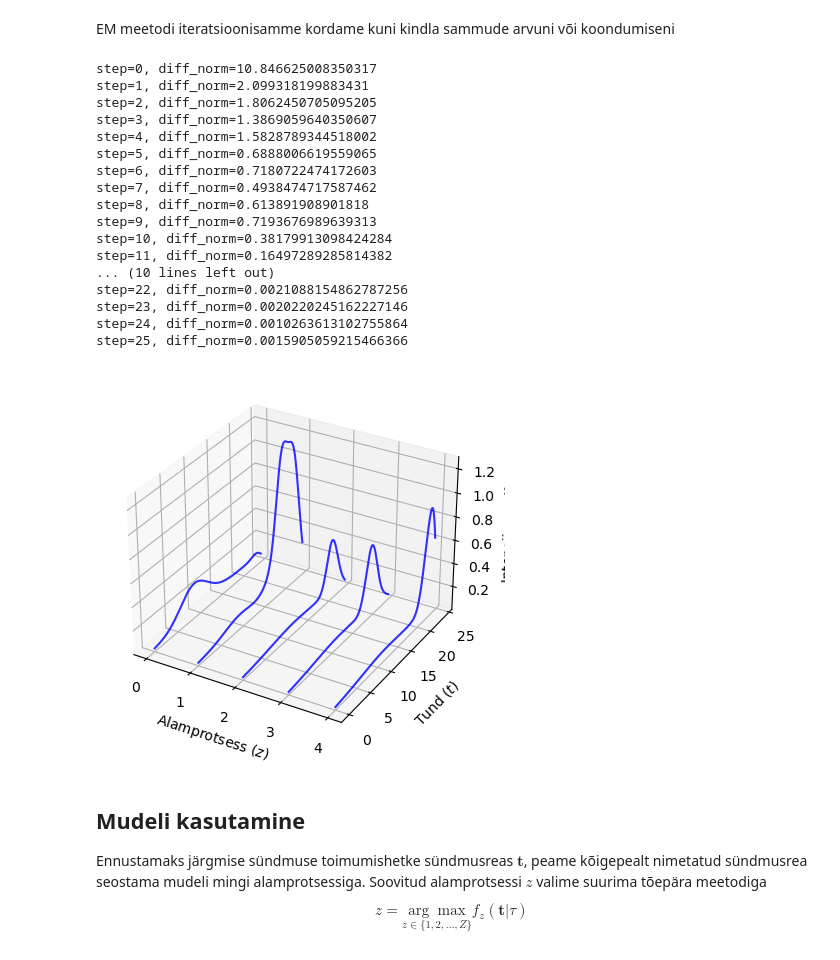
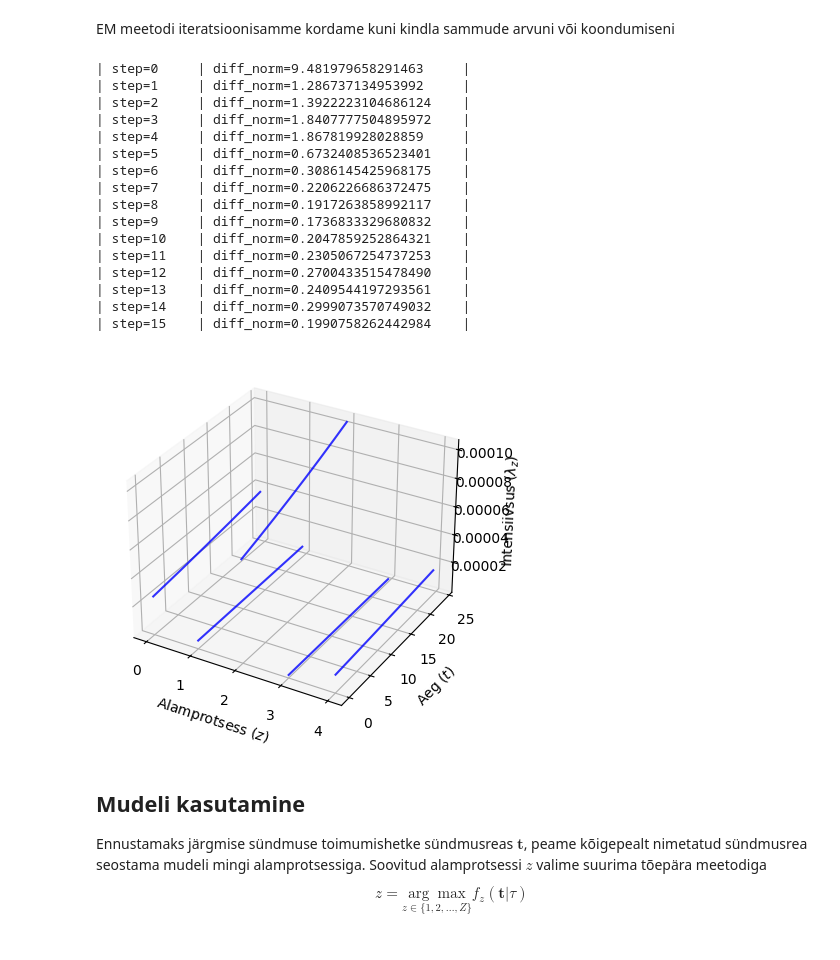
Before and after one commit to mart-mihkel/spioonid, a Jupyter notebook: mudel.ipynb, the cells around one changed output. Cells and saved outputs as stored; diff of their text form; code cells hidden in the pictures.

```diff
--- a/mudel.ipynb
+++ b/mudel.ipynb
@@ -116,14 +103,14 @@ Antud parameetrivektori $\theta^r$ korral leiame iga alamprotsessi jaoks tõenä
 \end{equation*}
 # %%
 def expectation_step(data, orig_probs_shape, weights):
-    gp = data.groupby('m')['t']
     orig_probs = np.zeros(orig_probs_shape)
+    gp = data.group_by('m').all()
 
     for i, z in np.ndindex(orig_probs_shape):
-        t_vec = gp.get_group(i)
+        t_vec = gp.row(by_predicate=(pl.col('m') == i))[1]
 
         numerator = joint_pdf(t_vec, weights[z])
-        denominator = np.sum([joint_pdf(t_vec, weights[q]) for q in range(Z)])
+        denominator = np.sum([joint_pdf(t_vec, weights[q]) for q in range(n_processes)])
 
         orig_probs[(i, z)] = numerator / denominator
 
@@ -141,12 +128,12 @@ Järgmised hinnangud segandumistõenäosustele leiame lihtsa aritmeetilise keskm
     p_z^{r + 1} = \frac{1}{n} \sum_{i = 1}^m p_{iz}^r
 \end{equation*}
 # %%
-def maximisation_step(data, weights, mix_probs, orig_probs):
+def maximisation_step(data: pl.DataFrame, weights, mix_probs, orig_probs):
     weights_shape = weights.shape
     theta = weights.flatten()
 
     args = (weights_shape, mix_probs, orig_probs, orig_probs.shape, data)
-    bounds = ((0.1, np.inf) for _ in theta)
+    bounds = ((1e-5, np.inf) for _ in theta)
     optimize_result = minimize(negative_log_likelihood, theta, args=args, bounds=bounds)
 
     weights = optimize_result['x'].reshape(weights_shape)
@@ -156,67 +143,62 @@ def maximisation_step(data, weights, mix_probs, orig_probs):
 # %% [markdown]
 EM meetodi iteratsioonisamme kordame kuni kindla sammude arvuni või koondumiseni
 # %%
-def em(data, initial_weights, num_series, num_subprocess, max_steps=10, diff_threshold=1e-4, verbose=False):
+def em(data: pl.DataFrame, init_weights, num_series, num_subprocess, max_steps=10, diff_threshold=1e-4, verbose=False):
     orig_probs = softmax(np.zeros((num_series, num_subprocess), dtype=np.longdouble))
     mixing_probs = np.mean(orig_probs, axis=0)
 
     step = 0
     diff_norm = diff_threshold
     while step <= max_steps and diff_norm >= diff_threshold:
-        # expectation step
-        orig_probs = expectation_step(data, orig_probs.shape, initial_weights)
+        orig_probs = expectation_step(data, orig_probs.shape, init_weights)
+        weights, mixing_probs, _ = maximisation_step(data, init_weights, mixing_probs, orig_probs)
 
-        # maximisation step
-        weights, mixing_probs, _ = maximisation_step(data, initial_weights, mixing_probs, orig_probs)
+        if verbose:
+            diff = weights - init_weights
+            diff_norm = np.linalg.norm(diff, ord=np.inf)
+            print(f'| step={step} \t| diff_norm={diff_norm} \t|')
 
-        # diff
-        if verbose:
-            diff = weights - initial_weights
-            diff_norm = np.linalg.norm(diff, ord=np.inf)
-            print(f'step={step}, diff_norm={diff_norm}')
-
-        initial_weights = weights
+        init_weights = weights
         step += 1
 
-    return initial_weights
+    return init_weights
 # %%
-model_weights = em(df, uniform.rvs(0, 1, size=(Z, K)), m, Z, max_steps=25, verbose=True)
-# pd.DataFrame(weights.T).to_csv(f'kaalud_z{Z}_k{K}.csv')
+initial_weights = uniform.rvs(0, 1, size=(n_processes, n_bases))
+model_weights = em(df, initial_weights, n_series, n_processes, max_steps=15, verbose=True)
 # %% [output]
-step=0, diff_norm=10.846625008350317
-step=1, diff_norm=2.099318199883431
-step=2, diff_norm=1.8062450705095205
-step=3, diff_norm=1.3869059640350607
-step=4, diff_norm=1.5828789344518002
-step=5, diff_norm=0.6888006619559065
-step=6, diff_norm=0.7180722474172603
-step=7, diff_norm=0.4938474717587462
-step=8, diff_norm=0.613891908901818
-step=9, diff_norm=0.7193676989639313
-step=10, diff_norm=0.38179913098424284
-step=11, diff_norm=0.16497289285814382
-... (10 lines left out)
-step=22, diff_norm=0.0021088154862787256
-step=23, diff_norm=0.0020220245162227146
-step=24, diff_norm=0.0010263613102755864
-step=25, diff_norm=0.0015905059215466366
+| step=0     | diff_norm=9.481979658291463     |
+| step=1     | diff_norm=1.286737134953992     |
+| step=2     | diff_norm=1.3922223104686124    |
+| step=3     | diff_norm=1.8407777504895972    |
+| step=4     | diff_norm=1.867819928028859     |
+| step=5     | diff_norm=0.6732408536523401    |
+| step=6     | diff_norm=0.3086145425968175    |
+| step=7     | diff_norm=0.2206226686372475    |
+| step=8     | diff_norm=0.1917263858992117    |
+| step=9     | diff_norm=0.1736833329680832    |
+| step=10    | diff_norm=0.2047859252864321    |
+| step=11    | diff_norm=0.2305067254737253    |
+| step=12    | diff_norm=0.2700433515478490    |
+| step=13    | diff_norm=0.2409544197293561    |
+| step=14    | diff_norm=0.2999073570749032    |
+| step=15    | diff_norm=0.1990758262442984    |
 # %%
 fig = plt.figure()
 ax = fig.add_subplot(projection='3d')
 
-for sub_process in range(Z):
+for sub_process in range(n_processes):
     time = np.linspace(0, 24, 500)
     sub_process_rate = [rate(t, model_weights[sub_process]) for t in time]
 
     ax.plot(time, sub_process_rate, zs=sub_process, zdir='x', color='b', alpha=0.8)
 
 ax.set_xlabel('Alamprotsess $(z)$')
-ax.set_ylabel('Tund $(t)$')
+ax.set_ylabel('Aeg $(t)$')
 ax.set_zlabel('Intensiivsus $(\\lambda_z)$')
 
-fig.savefig(f'joonised/mudel_z{Z}_k{K}.png', dpi=100)
+fig.savefig(f'joonised/mudel_z{n_processes}_k{n_bases}.png', dpi=100)
 # %% [output]
-[figure, old version]
+[figure, new version]
 # %% [markdown]
 ## Mudeli kasutamine
 Ennustamaks järgmise sündmuse toimumishetke sündmusreas $\textbf{t}$, peame kõigepealt nimetatud sündmusrea seostama mudeli mingi alamprotsessiga. Soovitud alamprotsessi $z$ valime suurima tõepära meetodiga
```
Also changed, not shown: parts of 8 cells of this notebook.
